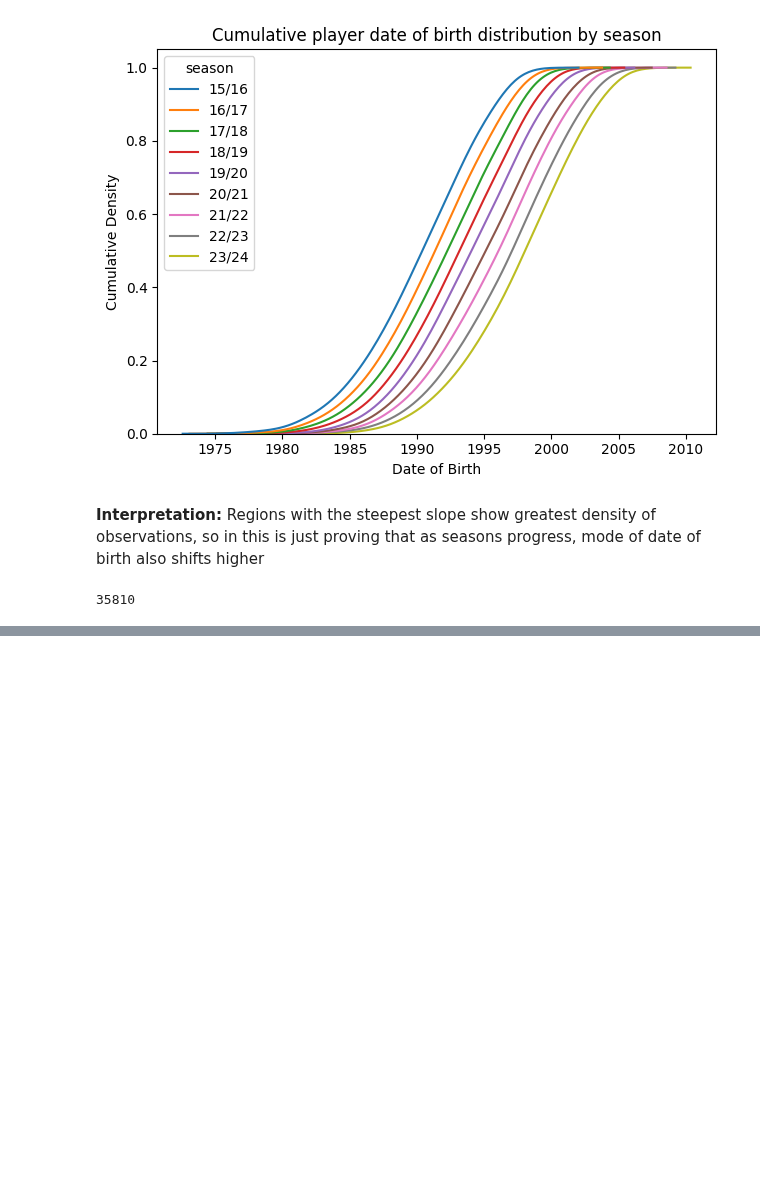
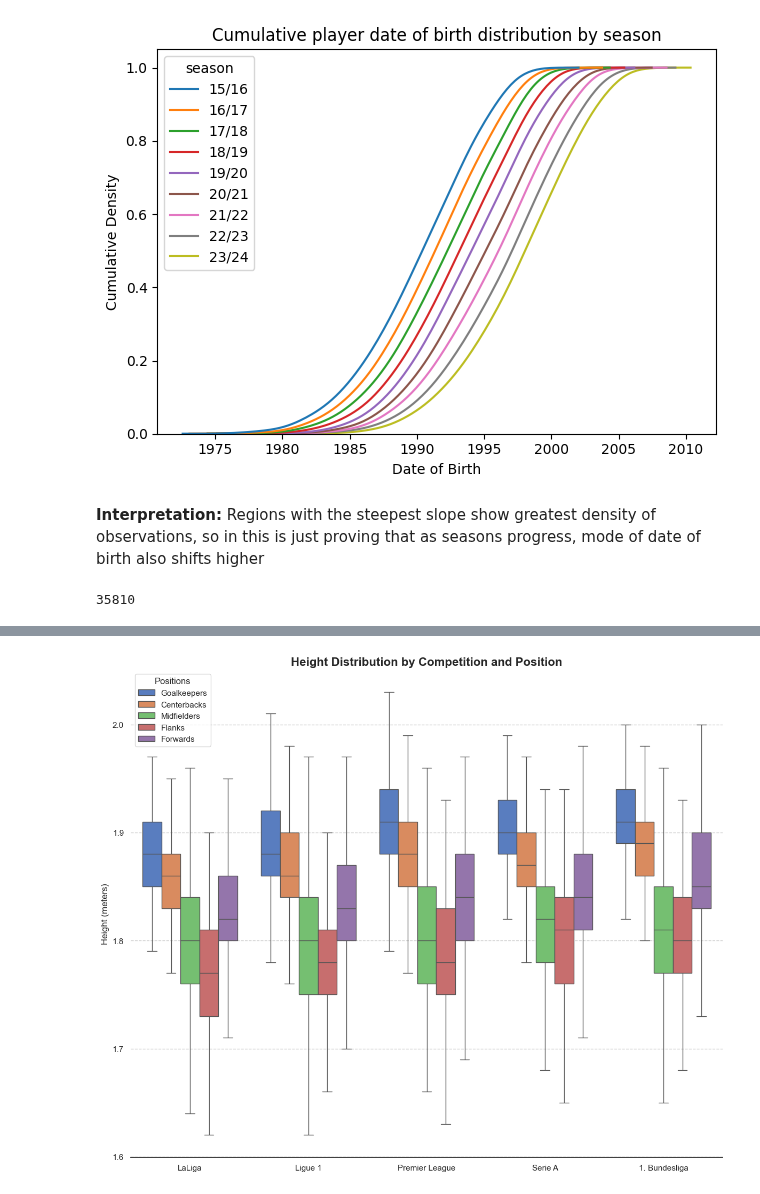
Before and after one commit to underscoreazard/value-of-jersey-number, a Jupyter notebook: notebooks/eda.ipynb, the cells around one changed output, grey strips where cells are left out. Saved outputs shown, nothing was run; the diff lists cells and outputs as text; code cells hidden in the pictures; blank space fills up the shorter version.

```diff
--- a/notebooks/eda.ipynb
+++ b/notebooks/eda.ipynb
@@ -719,0 +863,35 @@ plt.show()
+# %%
+sns.set_theme(style="white", palette="muted")
+
+ax = sns.boxplot(
+    data=height_dist_viz_df,
+    x='competition_id',
+    y='height_meters',
+    hue='general_position',
+    showfliers=False,
+    palette="muted",
+    hue_order=["Goalkeepers", "Centerbacks", "Midfielders", "Flanks", "Forwards"]
+)
+
+# Set plot title and labels
+ax.set_title('Height Distribution by Competition and Position', fontsize=16, weight='bold')
+ax.set_xlabel('')
+ax.set_ylabel('Height (meters)', fontsize=12)
+
+# Adjust the legend title
+legend = ax.get_legend()
+legend.set_title('Positions')
+
+# Remove the box around the plot, keeping only the bottom line
+sns.despine(ax=ax, top=True, right=True, left=True)
+
+# Add horizontal dashed grey lines for each y-tick
+ax.yaxis.grid(True, linestyle='--', color='gray', alpha=0.4)
+
+# Adjust spacing for the plot
+plt.tight_layout()
+
+# Show the plot
+plt.show()
+# %% [output]
+[figure, added]
```
Also changed, not shown: parts of 12 cells of this notebook, 1 other file.
